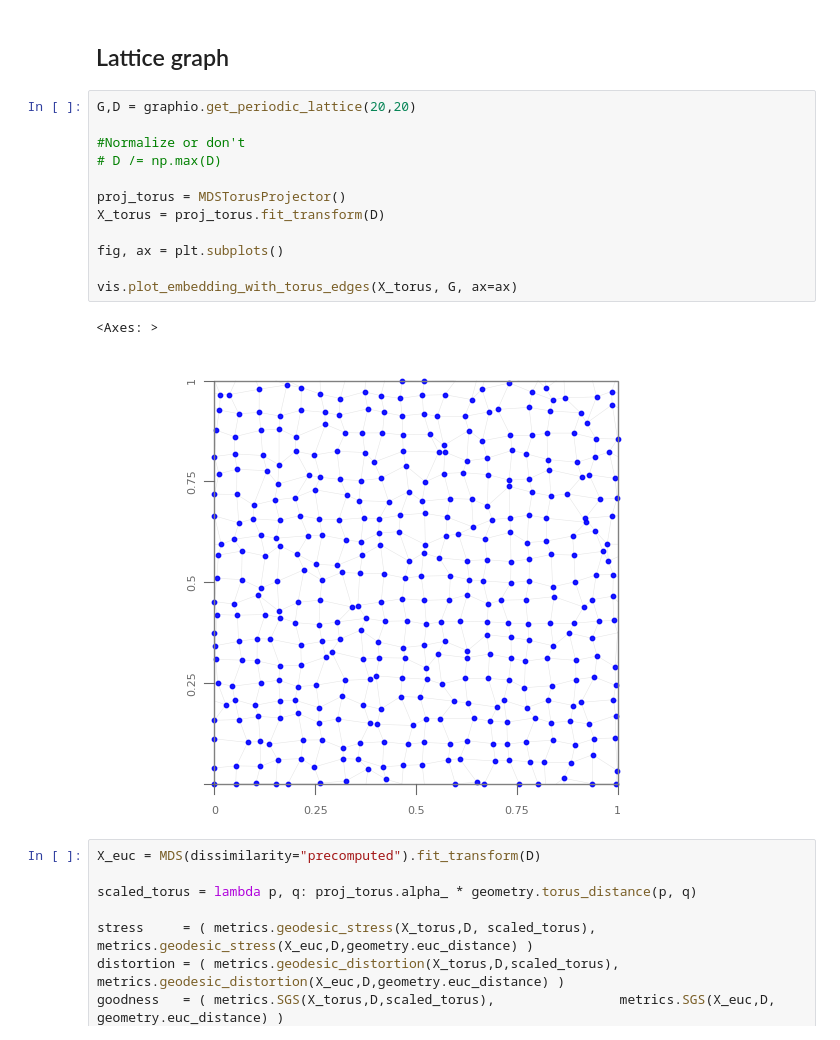
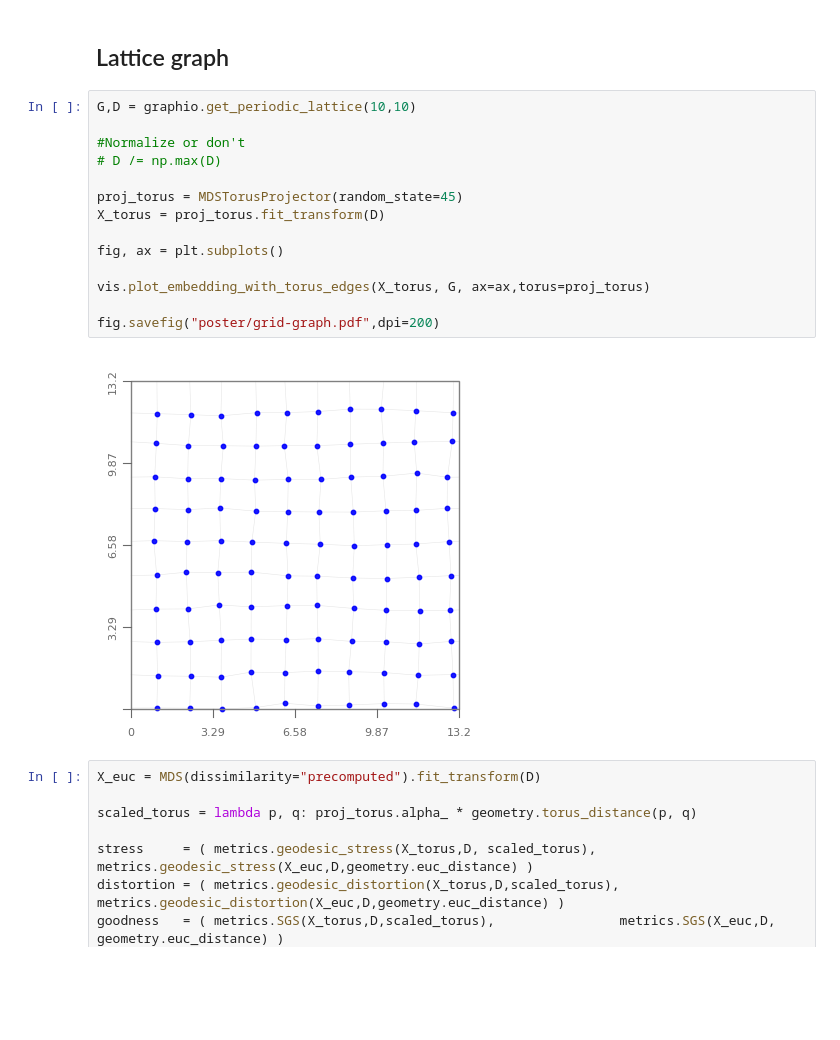
Before and after one commit to JacobLMiller/torus-mds, a Jupyter notebook: examples.ipynb, the cells around one changed output. Drawn from its saved outputs; the diff is of its cells as text; blank space fills up the shorter version.

Commit message:
updated figures

```diff
--- a/examples.ipynb
+++ b/examples.ipynb
@@ -16,20 +16,21 @@ from modules.projector import MDSTorusProjector
 # %% [markdown]
 ## Lattice graph
 # %%
-G,D = graphio.get_periodic_lattice(20,20)
+G,D = graphio.get_periodic_lattice(10,10)
 
 #Normalize or don't
 # D /= np.max(D)
 
-proj_torus = MDSTorusProjector()
+proj_torus = MDSTorusProjector(random_state=45)
 X_torus = proj_torus.fit_transform(D)
 
 fig, ax = plt.subplots()
 
-vis.plot_embedding_with_torus_edges(X_torus, G, ax=ax)
+vis.plot_embedding_with_torus_edges(X_torus, G, ax=ax,torus=proj_torus)
+
+fig.savefig("poster/grid-graph.pdf",dpi=200)
 # %% [output]
-<Axes: >
-[figure, old version]
+[figure, new version]
 # %%
 X_euc = MDS(dissimilarity="precomputed").fit_transform(D)
 
```
Also changed, not shown: parts of 1 cell of this notebook, 2 other files.
